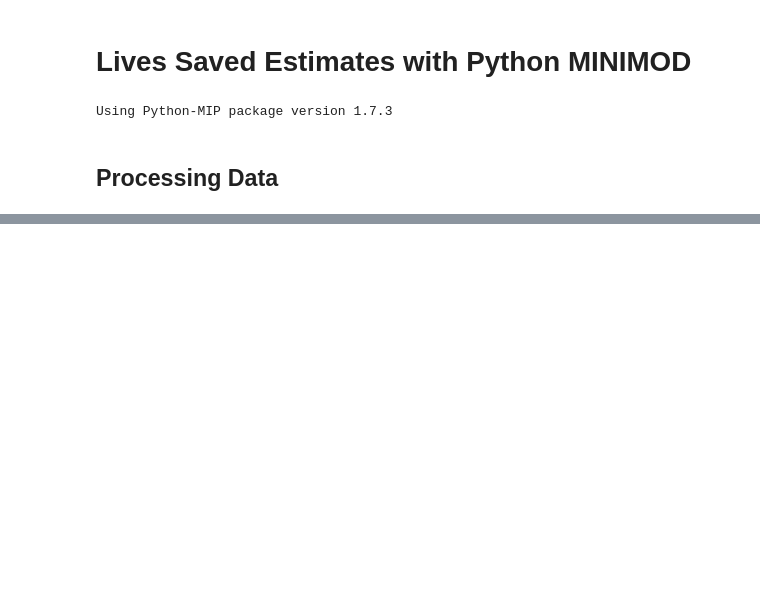
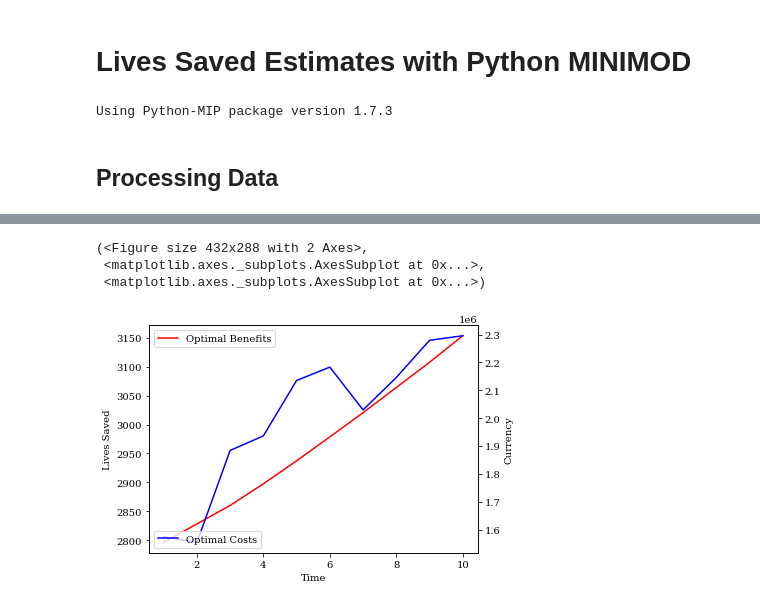
Before and after one commit to minimod-nutrition/minimod, a Jupyter notebook: Optimization Work/demewoz_lives_saved/analysis.ipynb, the cells around one changed output, grey strips where cells are left out. Saved outputs shown, nothing was run; the diff lists cells and outputs as text; code cells hidden in the pictures; blank space fills up the shorter version.

Commit message:
added bau constraint class. started work on lives saved data, developed more of the robustness test

```diff
--- a/Optimization Work/demewoz_lives_saved/analysis.ipynb
+++ b/Optimization Work/demewoz_lives_saved/analysis.ipynb
@@ -61,0 +50,14 @@ Index(['Vitamin A, AND Zinc intervention ',
+# %%
+# First we load in the data
+
+benefits_low = pd.read_excel(Path(data_folder, 'justin_data', "benefits_zincVAfolate_demwoaz.xlsx"), sheet_name='deathsaverted')
+
+costs_low = pd.read_excel(Path(data_folder, 'justin_data', "benefits_zincVAfolate_demwoaz.xlsx"), sheet_name='deathsavertedcost')
+
+benefits_high = pd.read_excel(Path(data_folder, 'justin_data', "benefits_zincVAfolate_demwoaz_high.xlsx"), sheet_name='deathsaverted')
+
+costs_high = pd.read_excel(Path(data_folder, 'justin_data', "benefits_zincVAfolate_demwoaz_high.xlsx"), sheet_name='deathsavertedcost')
+
+# Add Folate Benefits and costs
+
+folate_costs = pd.read_excel(Path(data_folder, 'justin_data', "benefits_zincVAfolate_demwoaz.xlsx"), sheet_name='folate')
@@ -61,0 +122,4 @@ Index(['Vitamin A, AND Zinc intervention ',
+# %%
+# Merge together the files
+
+df = reduce(lambda x,y: x.merge(y, on = ['intervention', 'space', 'time']), [df_benefits_low, df_benefits_high, df_costs_low, df_costs_high])
@@ -61,0 +163,2 @@ Index(['Vitamin A, AND Zinc intervention ',
+# %%
+m = minimod.Minimod(solver_type = 'costmin', minimum_benefit = 'oilvasflour')
@@ -61,0 +171,8 @@ Index(['Vitamin A, AND Zinc intervention ',
+# %%
+m.fit(data = df,
+    all_space = ['cube', 'oil', 'flour'],
+    all_time = ['oil', 'cube'],
+    time_subset = [1,2,3],
+    costs = 'costs_low',
+    benefits = 'benefits_low',
+    benefit_title = 'Lives Saved')
@@ -61,0 +204,7 @@ Index(['Vitamin A, AND Zinc intervention ',
+# %%
+m.plot_time()
+# %% [output]
+(<Figure size 432x288 with 2 Axes>,
+ <matplotlib.axes._subplots.AxesSubplot at 0x...>,
+ <matplotlib.axes._subplots.AxesSubplot at 0x...>)
+[figure, added]
```
Also changed, not shown: parts of 15 cells of this notebook, 21 other files.
